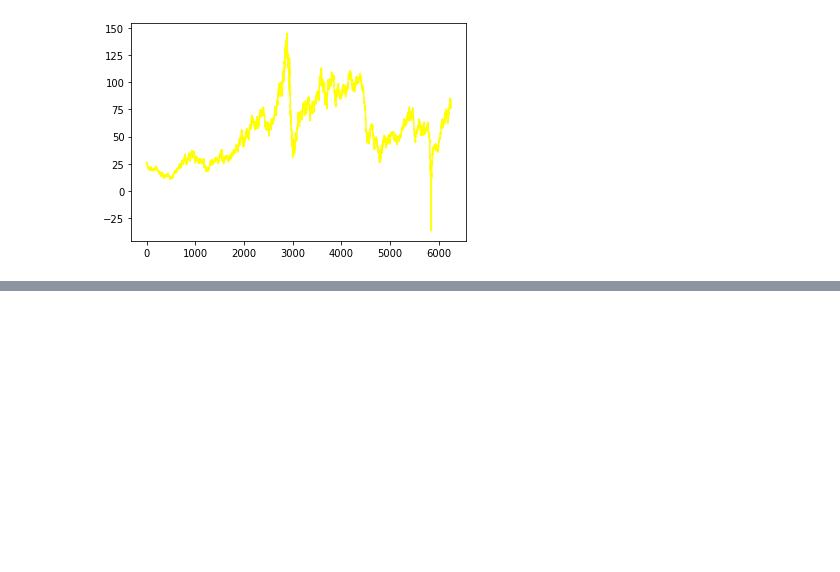
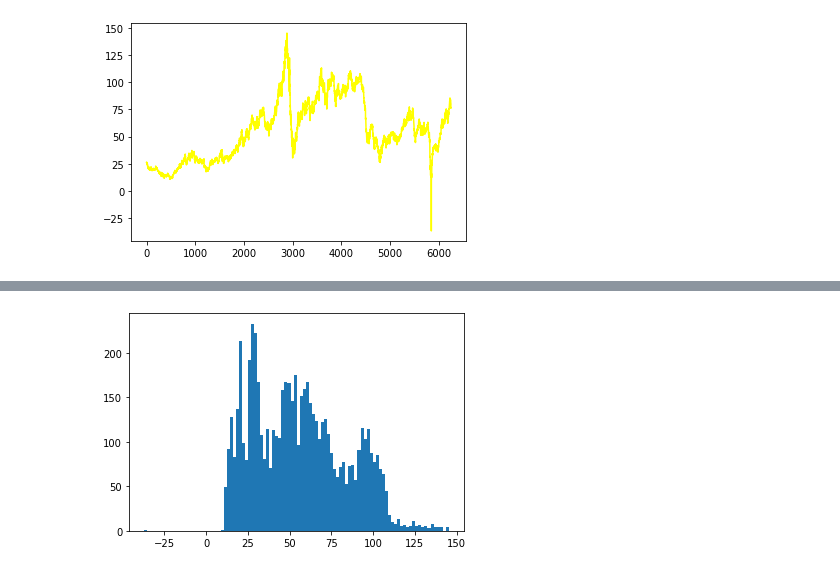
Before and after one commit to Sharath2021/Oil-and-Natural-gas-price-Analysis, a Jupyter notebook: Oil_&_Natural_Gas_price_Analysis.ipynb, the cells around one changed output, grey strips where cells are left out. Saved outputs shown, nothing was run; the diff lists cells and outputs as text; code cells hidden in the pictures; blank space fills up the shorter version.

```diff
--- a/Oil_&_Natural_Gas_price_Analysis.ipynb
+++ b/Oil_&_Natural_Gas_price_Analysis.ipynb
@@ -85,0 +100,4 @@ plot(wti_oil_prices['WTI_Price'],color= 'Yellow')
+# %%
+hist(wti_oil_prices['WTI_Price'], bins=100);
+# %% [output]
+[figure, added]
```
Also changed, not shown: parts of 4 cells of this notebook.
